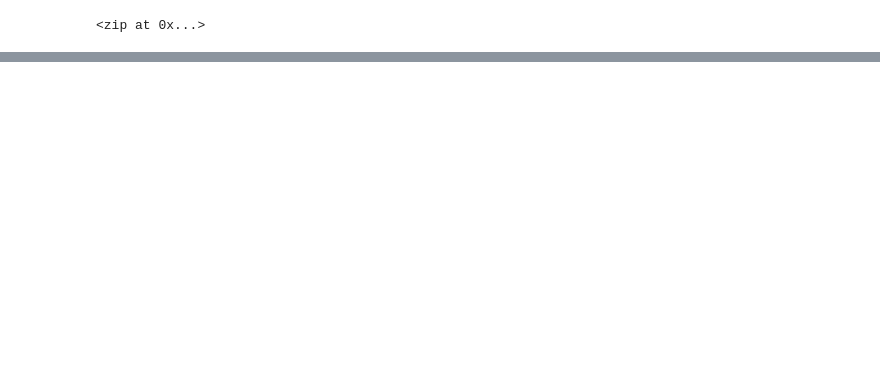
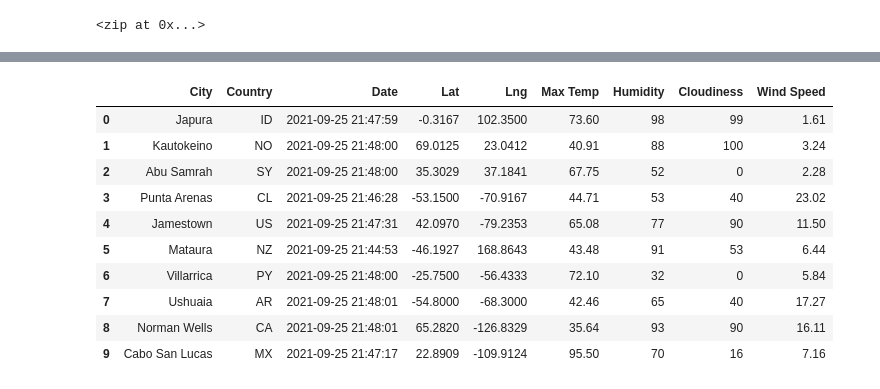
Before and after one commit to jstawarz/World_Weather_Analysis, a Jupyter notebook: WeatherPy.ipynb, the cells around one changed output, grey strips where cells are left out. Drawn from its saved outputs; the diff is of its cells as text; code cells hidden in the pictures; blank space fills up the shorter version.

```diff
--- a/WeatherPy.ipynb
+++ b/WeatherPy.ipynb
@@ -33,0 +140,17 @@ len(cities)
+# %%
+new_column_order = ["City", "Country", "Date", "Lat", "Lng", "Max Temp", "Humidity", "Cloudiness", "Wind Speed"]
+
+city_data_df = city_data_df[new_column_order]
+city_data_df.head(10)
+# %% [output]
+|  | City | Country | Date | Lat | Lng | Max Temp | Humidity | Cloudiness | Wind Speed |
+| 0 | Japura | ID | 2021-09-25 21:47:59 | -0.3167 | 102.3500 | 73.60 | 98 | 99 | 1.61 |
+| 1 | Kautokeino | NO | 2021-09-25 21:48:00 | 69.0125 | 23.0412 | 40.91 | 88 | 100 | 3.24 |
+| 2 | Abu Samrah | SY | 2021-09-25 21:48:00 | 35.3029 | 37.1841 | 67.75 | 52 | 0 | 2.28 |
+| 3 | Punta Arenas | CL | 2021-09-25 21:46:28 | -53.1500 | -70.9167 | 44.71 | 53 | 40 | 23.02 |
+| 4 | Jamestown | US | 2021-09-25 21:47:31 | 42.0970 | -79.2353 | 65.08 | 77 | 90 | 11.50 |
+| 5 | Mataura | NZ | 2021-09-25 21:44:53 | -46.1927 | 168.8643 | 43.48 | 91 | 53 | 6.44 |
+| 6 | Villarrica | PY | 2021-09-25 21:48:00 | -25.7500 | -56.4333 | 72.10 | 32 | 0 | 5.84 |
+| 7 | Ushuaia | AR | 2021-09-25 21:48:01 | -54.8000 | -68.3000 | 42.46 | 65 | 40 | 17.27 |
+| 8 | Norman Wells | CA | 2021-09-25 21:48:01 | 65.2820 | -126.8329 | 35.64 | 93 | 90 | 16.11 |
+| 9 | Cabo San Lucas | MX | 2021-09-25 21:47:17 | 22.8909 | -109.9124 | 95.50 | 70 | 16 | 7.16 |
```
Also changed, not shown: parts of 6 cells of this notebook, 1 other file.
